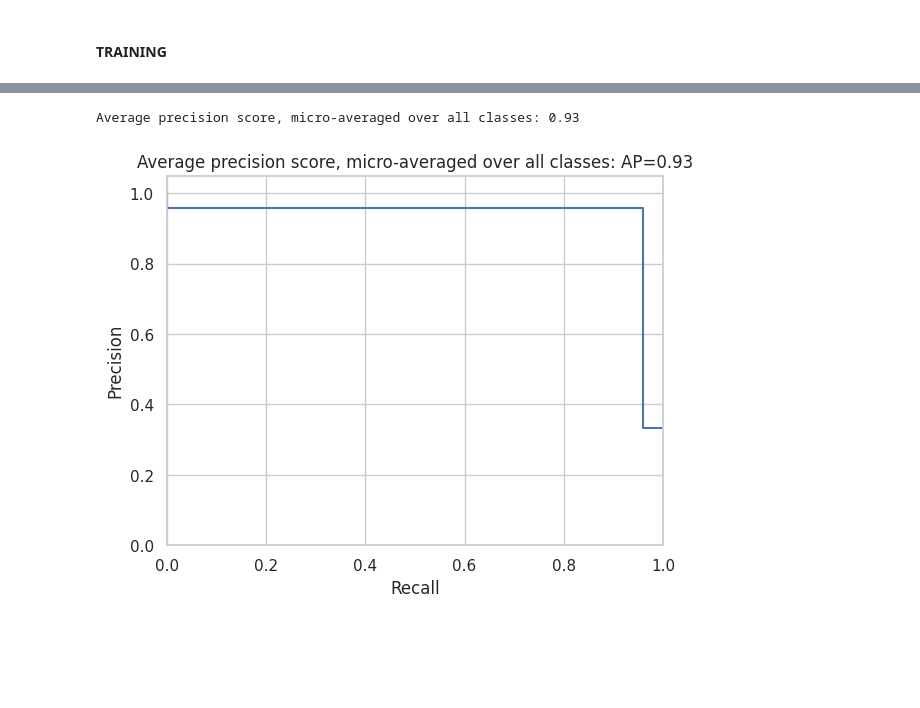
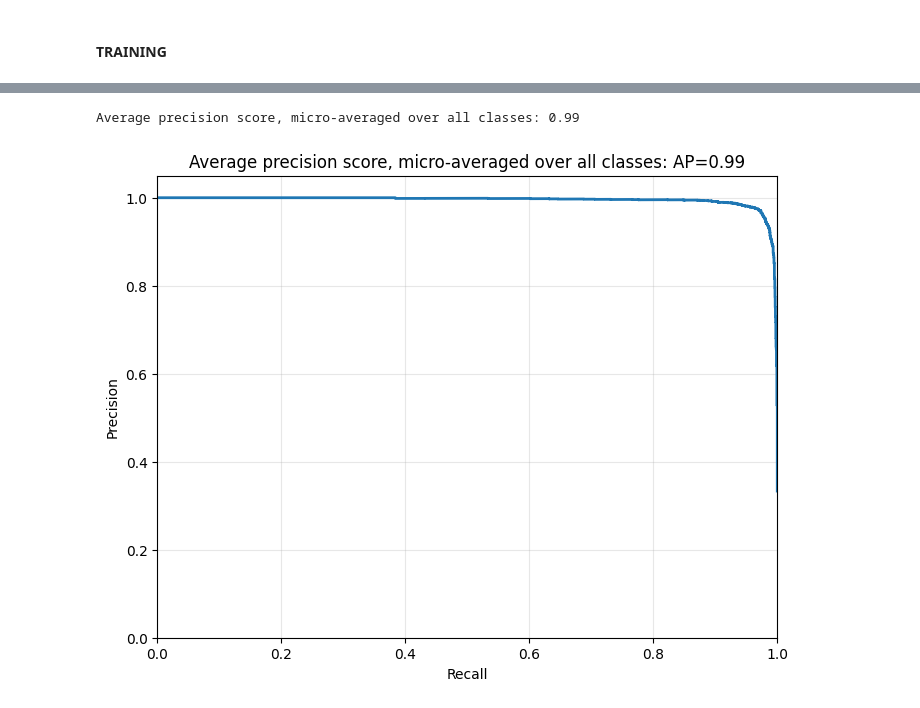
Before and after one commit to bloodykunu39/ECG_ML, a Jupyter notebook: MAIN/main_1_cnn100.ipynb, the cells around one changed output, grey strips where cells are left out. Saved outputs shown, nothing was run; the diff lists cells and outputs as text; code cells hidden in the pictures; blank space fills up the shorter version.

```diff
--- a/MAIN/main_1_cnn100.ipynb
+++ b/MAIN/main_1_cnn100.ipynb
@@ -306,16 +376,26 @@ len(temp)
 from sklearn.metrics import confusion_matrix
 import seaborn as sns
 import pandas as pd
+import torch.nn.functional as F
 
-model__.eval()
+model.eval()
 y_pred = []
 y_true = []
+y_scores = []  # Added to collect probability scores
+
 with torch.no_grad():
     for images, labels in test_dataloader:
-        outputs = model__(images.to(device))
+        outputs = model(images.to(device))
+        # Get probability scores using softmax
+        probabilities = F.softmax(outputs, dim=1)
+        y_scores.extend(probabilities.cpu().numpy())
+
         _, predicted = torch.max(outputs, 1)
         y_pred.extend(predicted.cpu().numpy())
         y_true.extend(labels.cpu().numpy())
+
+# Convert to numpy arrays
+y_scores = np.array(y_scores)
 
 cm = confusion_matrix(y_true, y_pred)
 cm = cm / cm.sum(axis=1)[:, np.newaxis]  # Normalize confusion matrix
@@ -347,37 +427,75 @@ weighted avg       0.96      0.96      0.96      3000
 # %%
-# presicion recall curve
+# Precision-Recall Curve
 from sklearn.metrics import precision_recall_curve
 from sklearn.metrics import average_precision_score
 import matplotlib.pyplot as plt
 
 # Compute Precision-Recall and plot curve
 precision = dict()
 recall = dict()
 average_precision = dict()
+
+# For each class, compute PR curve using probability scores
 for i in range(3):
-    precision[i], recall[i], _ = precision_recall_curve((np.array(y_true) == i).astype(int),
-                                                        (np.array(y_pred) == i).astype(int))
-    average_precision[i] = average_precision_score((np.array(y_true) == i).astype(int), (np.array(y_pred) == i).astype(int))
+    precision[i], recall[i], _ = precision_recall_curve(
+        (np.array(y_true) == i).astype(int),  # Binary true labels for class i
+        y_scores[:, i]  # Probability scores for class i
+    )
+    average_precision[i] = average_precision_score(
+        (np.array(y_true) == i).astype(int),
+        y_scores[:, i]
+    )
 
-# A "micro-average": quantifying score on all classes jointly
-precision["micro"], recall["micro"], _ = precision_recall_curve(np.eye(3)[y_true].ravel(),
-    np.eye(3)[y_pred].ravel())
-average_precision["micro"] = average_precision_score(np.eye(3)[y_true], np.eye(3)[y_pred],
-                                                     average="micro")
+# Micro-average: using probability scores
+from sklearn.preprocessing import label_binarize
+y_true_binary = label_binarize(y_true, classes=[0, 1, 2])
+
+precision["micro"], recall["micro"], _ = precision_recall_curve(
+    y_true_binary.ravel(),
+    y_scores.ravel()
+)
+average_precision["micro"] = average_precision_score(
+    y_true_binary,
+    y_scores,
+    average="micro"
+)
+
 print('Average precision score, micro-averaged over all classes: {0:0.2f}'
         .format(average_precision["micro"]))
-plt.figure()
-plt.step(recall['micro'], precision['micro'], where='post')
 
-
+# Plot micro-average PR curve
+plt.figure(figsize=(8, 6))
+plt.step(recall['micro'], precision['micro'], where='post', linewidth=2)
 plt.xlabel('Recall')
 plt.ylabel('Precision')
 plt.ylim([0.0, 1.05])
 plt.xlim([0.0, 1.0])
 plt.title(
     'Average precision score, micro-averaged over all classes: AP={0:0.2f}'
     .format(average_precision["micro"]))
+plt.grid(True, alpha=0.3)
 plt.show()
+
+# Plot individual class PR curves
+plt.figure(figsize=(10, 8))
+colors = ['blue', 'red', 'green']
+class_names = ['ST', 'SB', 'SR']
+
+for i, color, class_name in zip(range(3), colors, class_names):
+    plt.plot(recall[i], precision[i], color=color, lw=2,
+             label=f'{class_name} (AP = {average_precision[i]:0.2f})')
+
+plt.plot(recall['micro'], precision['micro'], color='gold', lw=2, linestyle='--',
+         label=f'Micro-average (AP = {average_precision["micro"]:0.2f})')
+
+plt.xlabel('Recall')
+plt.ylabel('Precision')
+plt.ylim([0.0, 1.05])
+plt.xlim([0.0, 1.0])
+plt.title('Precision-Recall Curves for Multi-class Classification')
+plt.legend(loc="lower left")
+plt.grid(True, alpha=0.3)
+plt.show()
 # %% [output]
-Average precision score, micro-averaged over all classes: 0.93
+Average precision score, micro-averaged over all classes: 0.99
-[figure, old version]
+[figure, new version]
```
Also changed, not shown: parts of 24 cells of this notebook, 1 other file.
